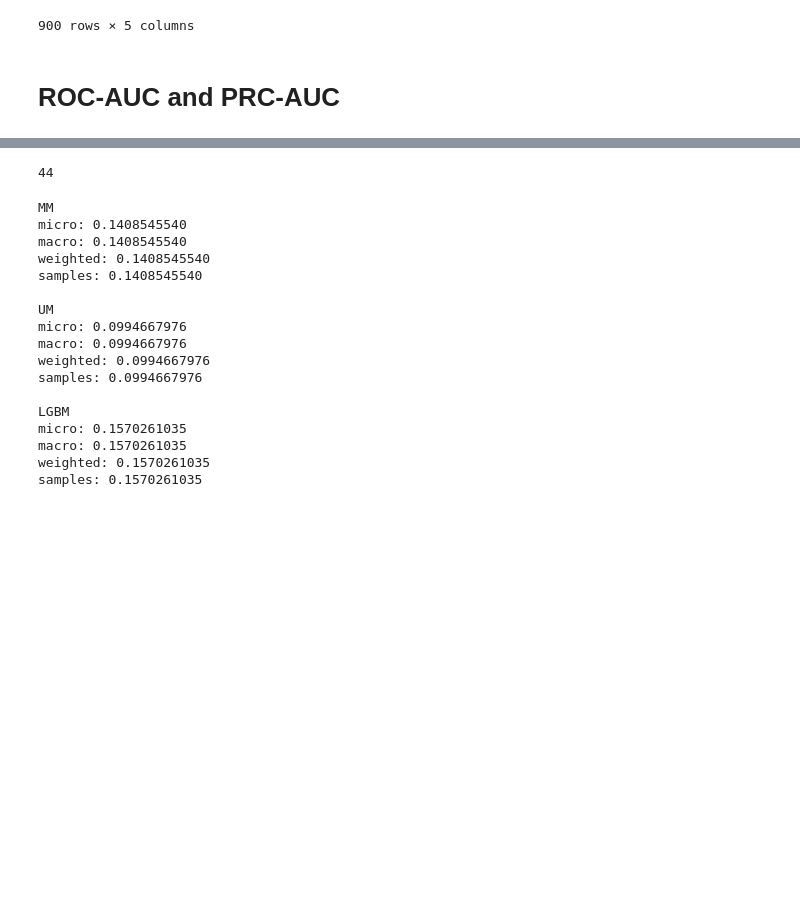
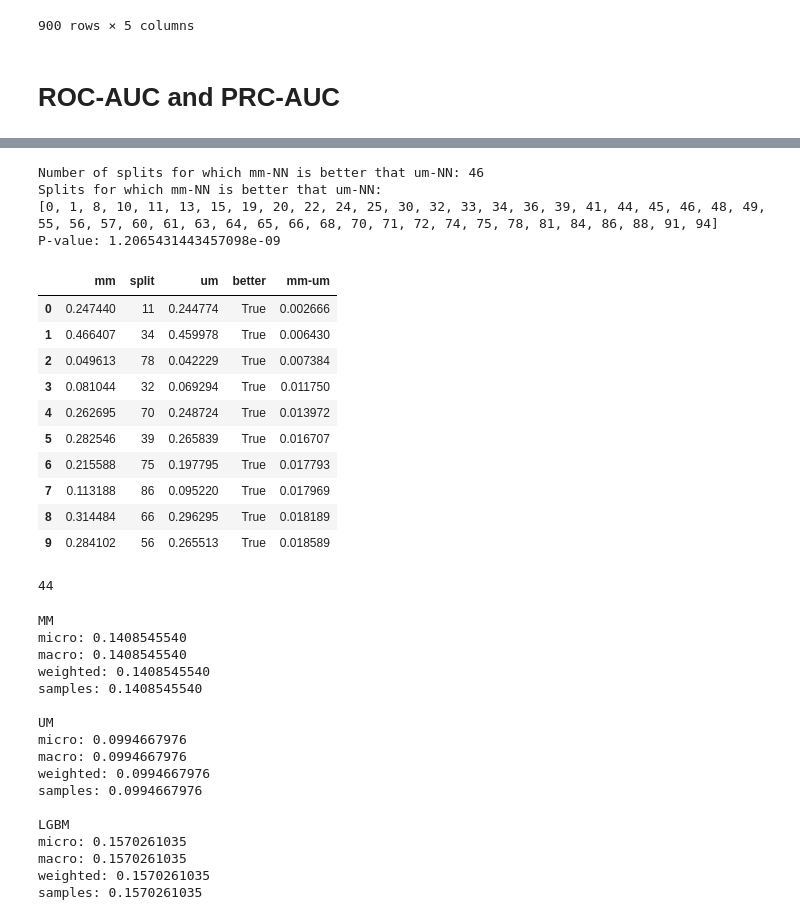
Before and after one commit to adpartin/pdx-histo, a Jupyter notebook: nbs/post-processing.ipynb, the cells around one changed output, grey strips where cells are left out. Cells and saved outputs as stored; diff of their text form; code cells hidden in the pictures; blank space fills up the shorter version.

```diff
--- a/nbs/post-processing.ipynb
+++ b/nbs/post-processing.ipynb
@@ -456,3 +460,28 @@ jj[:3]
+# %%
+print("Number of splits for which mm-NN is better that um-NN: {}".format(jj["better"].sum()))
+print("Splits for which mm-NN is better that um-NN: \n{}".format(sorted(jj[jj["better"]].split.values)))
+ff = jj[jj["better"]].sort_values("mm-um").reset_index(drop=True)
+
+_, p_value = stats.ttest_rel(ff["mm"].values, ff["um"].values, axis=0, alternative="two-sided")
+print("P-value: {}".format(p_value))
+
+ff[:10]
+# %% [output]
+Number of splits for which mm-NN is better that um-NN: 46
+Splits for which mm-NN is better that um-NN:
+[0, 1, 8, 10, 11, 13, 15, 19, 20, 22, 24, 25, 30, 32, 33, 34, 36, 39, 41, 44, 45, 46, 48, 49, 55, 56, 57, 60, 61, 63, 64, 65, 66, 68, 70, 71, 72, 74, 75, 78, 81, 84, 86, 88, 91, 94]
+P-value: 1.2065431443457098e-09
+|  | mm | split | um | better | mm-um |
+| 0 | 0.247440 | 11 | 0.244774 | True | 0.002666 |
+| 1 | 0.466407 | 34 | 0.459978 | True | 0.006430 |
+| 2 | 0.049613 | 78 | 0.042229 | True | 0.007384 |
+| 3 | 0.081044 | 32 | 0.069294 | True | 0.011750 |
+| 4 | 0.262695 | 70 | 0.248724 | True | 0.013972 |
+| 5 | 0.282546 | 39 | 0.265839 | True | 0.016707 |
+| 6 | 0.215588 | 75 | 0.197795 | True | 0.017793 |
+| 7 | 0.113188 | 86 | 0.095220 | True | 0.017969 |
+| 8 | 0.314484 | 66 | 0.296295 | True | 0.018189 |
+| 9 | 0.284102 | 56 | 0.265513 | True | 0.018589 |
 # %%
 split = 44  # mm better
 # split = 59  # um better
```
Also changed, not shown: parts of 10 cells of this notebook.
